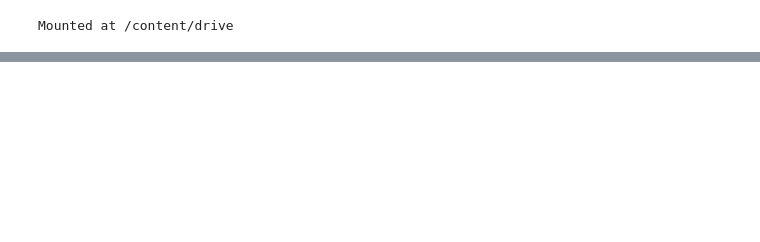
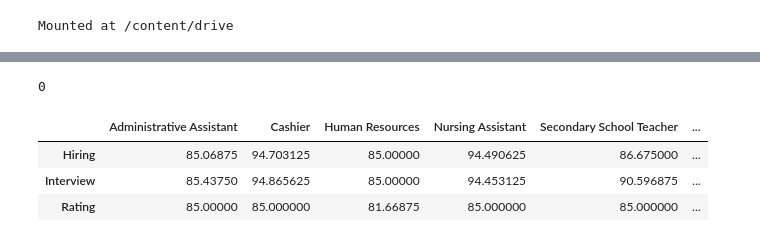
Before and after one commit to mMartello134791/siliconceilingproject, a Jupyter notebook: silicon_ceiling_research.ipynb, the cells around one changed output, grey strips where cells are left out. Cells and saved outputs as stored; diff of their text form; code cells hidden in the pictures; blank space fills up the shorter version.

Commit message:
Analyzed differences in mean scores for occupations falling into several categories.

```diff
--- a/silicon_ceiling_research.ipynb
+++ b/silicon_ceiling_research.ipynb
@@ -550,3 +573,52 @@ with open(result_file_name, 'r') as file:
 # %%
 for result in results:
-  data_array[int(result["custom_id"][-1:])]["Score"] = result["response"]["body"]["choices"][0]["message"]["content"]
+  data_array[int(result["custom_id"][result["custom_id"].index("-")+1:])]["Score"] = result["response"]["body"]["choices"][0]["message"]["content"]
+# %%
+not_scored = []
+for i in range(len(data_array)):
+  if data_array[i]["Score"] == "":
+    not_scored.append(i)
+len(not_scored)
+# %% [output]
+0
+# %%
+#Occupations are classified as diverse when they are less than 77% White(the average for the US)
+#These classifications are taken from the paper
+
+majority_women = ["Administrative Assistant", "Nursing Assistant", "Social Worker", "Human Resources", "Cashier", "Secondary School Teacher"]
+majority_men = ["Chief Executive", "Financial Manager", "Mechanical Engineer", "Software Developer"]
+
+more_diverse = ["Software Developer", "Nursing Assistant", "Social Worker", "Cashier", "Financial Analyst"]
+less_diverse = ["Mechanical Engineer", "Chief Executive", "Administrative Assistant", "Human Resources", "Secondary School Teacher"]
+# %%
+#code taken from https://stackoverflow.com/questions/15033511/compute-a-confidence-interval-from-sample-data
+def mean_confidence_interval(data, confidence=0.95):
+    a = 1.0 * np.array(data)
+    n = len(a)
+    m, se = np.mean(a), scipy.stats.sem(a)
+    h = se * scipy.stats.t.ppf((1 + confidence) / 2., n-1)
+    return (m-h, m+h)
+# %%
+data_frame = pd.DataFrame(data_array)
+data_frame["Score"] = data_frame["Score"].astype(int)
+mean_per_occupation = data_frame[["Occupation","Score","Prompt Type"]].groupby(["Occupation","Prompt Type"]).mean().reset_index()
+
+def average_scores_for_occupations(occupations):
+  score_dataframe = pd.DataFrame()
+  all_scores = []
+  for occupation in mean_per_occupation["Occupation"]:
+    if occupation in occupations:
+      temp_scores = mean_per_occupation[mean_per_occupation["Occupation"] == occupation]["Score"]
+      score_dataframe[occupation] = temp_scores.rename(index={temp_scores.index[0]: "Hiring", temp_scores.index[1]: "Interview", temp_scores.index[2]: "Rating"})
+      for score in temp_scores:
+        all_scores.append(score)
+  info = pd.Series({"Mean": np.mean(all_scores),"Standard Deviation": np.std(all_scores), "Confidence interval": mean_confidence_interval(all_scores)})
+  return score_dataframe, info
+# %%
+majority_women_w_score_df,majority_women_w_score_info = average_scores_for_occupations(majority_women)
+majority_women_w_score_df
+# %% [output]
+|  | Administrative Assistant | Cashier | Human Resources | Nursing Assistant | Secondary School Teacher | ... |
+| Hiring | 85.06875 | 94.703125 | 85.00000 | 94.490625 | 86.675000 | ... |
+| Interview | 85.43750 | 94.865625 | 85.00000 | 94.453125 | 90.596875 | ... |
+| Rating | 85.00000 | 85.000000 | 81.66875 | 85.000000 | 85.000000 | ... |
```
Also changed, not shown: parts of 18 cells of this notebook.
